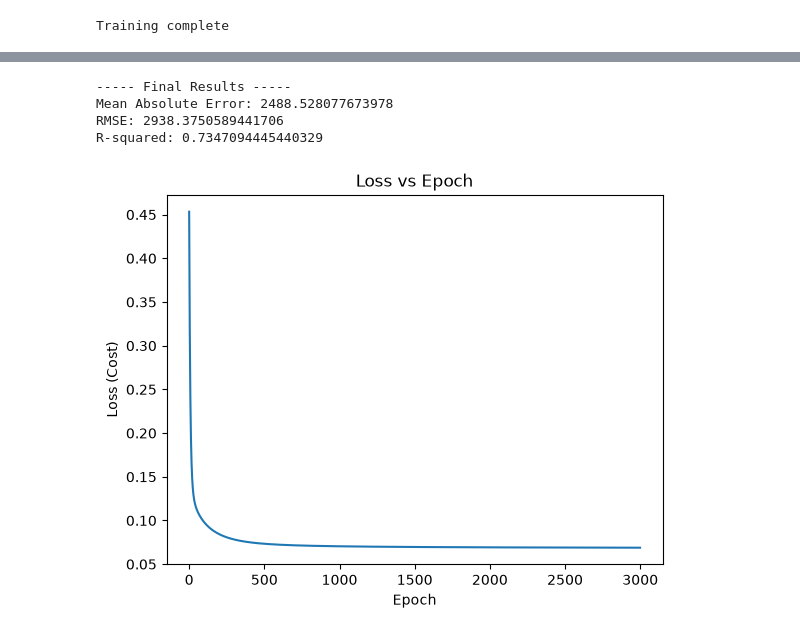
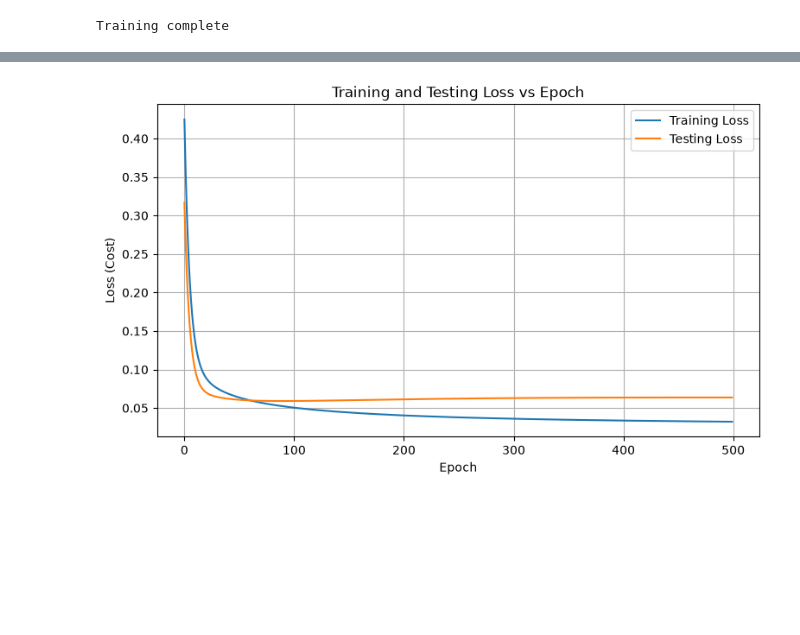
Before and after one commit to sakshamgupta10/MRM-Car-Price-Prediction, a Jupyter notebook: Car_Prediction.ipynb, the cells around one changed output, grey strips where cells are left out. Saved outputs shown, nothing was run; the diff lists cells and outputs as text; code cells hidden in the pictures; blank space fills up the shorter version.

```diff
--- a/Car_Prediction.ipynb
+++ b/Car_Prediction.ipynb
@@ -67,6 +118,8 @@ Testing data: (41, 14)
 x_mean = np.mean(x_train, axis=0)
 x_std = np.std(x_train, axis=0)
 
+x_std[x_std == 0] = 1
+
 x_train = (x_train - x_mean) / x_std
 x_test = (x_test - x_mean) / x_std
 # %%
@@ -98,9 +151,11 @@ def compute_cost(x, y, w, b):
 
     return total_cost / (2 * m)
 # %%
-def gradient_descent(x, y, w, b, alpha, iterations):
+def gradient_descent(x, y, x_test, y_test, w, b, alpha, iterations):
     m = x.shape[0]
-    cost_history = []
+
+    train_cost_history = []
+    test_cost_history = []
 
     for i in range(iterations):
         dj_dw = np.zeros(len(w))
@@ -123,16 +178,27 @@ def gradient_descent(x, y, w, b, alpha, iterations):
 
         b = b - alpha * dj_db
 
-        cost_history.append(compute_cost(x, y, w, b))
+        train_cost_history.append(
+            compute_cost(x, y, w, b)
+        )
 
-    return w, b, cost_history
+        test_cost_history.append(
+            compute_cost(x_test, y_test, w, b)
+        )
+
+    return w, b, train_cost_history, test_cost_history
 # %%
 alpha = 0.01
-iterations = 3000
+iterations = 500
 
-w, b, cost_history = gradient_descent(
+w = np.zeros(x_train.shape[1])
+b = 0
+
+w, b, train_cost_history, test_cost_history = gradient_descent(
     x_train,
     y_train,
+    x_test,
+    (y_test - y_mean) / y_std,
     w,
     b,
     alpha,
@@ -200,24 +408,18 @@ R-squared: 0.7347094445440329
-# %%
-print("----- Final Results -----")
-
-print("Mean Absolute Error:", mae)
-print("RMSE:", rmse)
-print("R-squared:", r2)
-# %% [output]
------ Final Results -----
-Mean Absolute Error: 2488.528077673978
-RMSE: 2938.3750589441706
-R-squared: 0.7347094445440329
 # %%
-plt.plot(cost_history)
+plt.figure(figsize=(9, 5))
+
+plt.plot(train_cost_history, label="Training Loss")
+plt.plot(test_cost_history, label="Testing Loss")
 
 plt.xlabel("Epoch")
 plt.ylabel("Loss (Cost)")
-plt.title("Loss vs Epoch")
+plt.title("Training and Testing Loss vs Epoch")
 
+plt.legend()
+plt.grid()
 plt.show()
 # %% [output]
-[figure, old version]
+[figure, new version]
 # %%
 plt.scatter(y_test, predictions)
 
```
Also changed, not shown: parts of 17 cells of this notebook.
